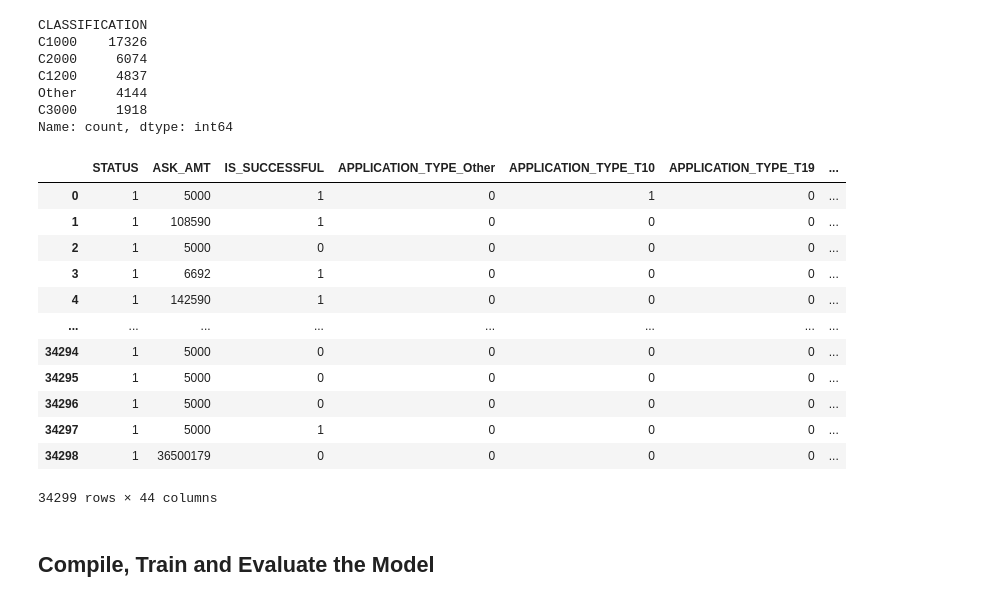
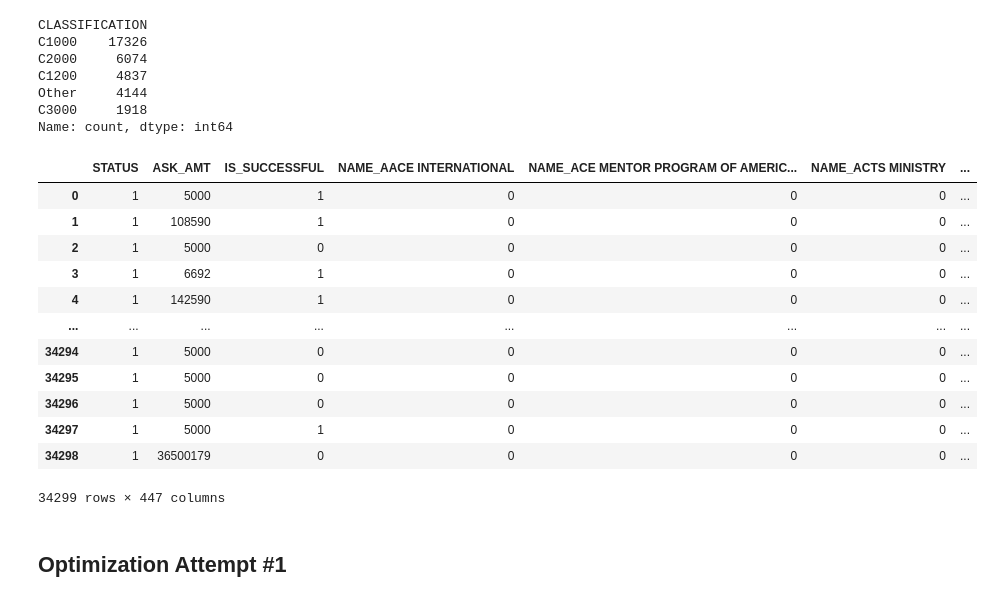
Before and after one commit to peatk/Deep-Learning, a Jupyter notebook: AlphabetSoupCharity_Optimization.ipynb, the cells around one changed output. Drawn from its saved outputs; the diff is of its cells as text; code cells hidden in the pictures.

Commit message:
finished the 3 optimizations

```diff
--- a/AlphabetSoupCharity_Optimization.ipynb
+++ b/AlphabetSoupCharity_Optimization.ipynb
@@ -20,6 +20,6 @@ application_df.head()
 | 4 | 10556103 | GENETIC RESEARCH INSTITUTE OF THE... | T3 | Independent | C1000 | Heathcare | Trust | 1 | ... |
 # %%
 # Drop the non-beneficial ID columns, 'EIN' and 'NAME'.
-drop_columns_df = application_df.drop(columns = ['EIN', 'NAME'])
-drop_columns_df
+drop_columns_df = application_df.drop(columns = ['EIN'])
+# drop_columns_df.head()
 # %% [output]
@@ -53 +47,5 @@ IS_SUCCESSFUL                2
 dtype: int64
+# %%
+# Look at NAME value counts for binning
+name_count = drop_columns_df['NAME'].value_counts()
+name_count
@@ -53,0 +66,11 @@ dtype: int64
+# %%
+# Choose a cutoff value and create a list of application types to be replaced
+# use the variable name `application_types_to_replace`
+names_to_replace = name_count[name_count < 5].index.to_list()
+
+# Replace in dataframe
+for name in names_to_replace:
+    drop_columns_df['NAME'] = drop_columns_df['NAME'].replace(name,"Other")
+
+# Check to make sure binning was successful
+drop_columns_df['NAME'].value_counts()
@@ -144,10 +130,10 @@ Name: count, dtype: int64
 # %%
 # Convert categorical data to numeric with `pd.get_dummies`
 application_dummies = pd.get_dummies(drop_columns_df).astype(int)
-application_dummies
+# application_dummies
 # %% [output]
-|  | STATUS | ASK_AMT | IS_SUCCESSFUL | APPLICATION_TYPE_Other | APPLICATION_TYPE_T10 | APPLICATION_TYPE_T19 | ... |
-| 0 | 1 | 5000 | 1 | 0 | 1 | 0 | ... |
+|  | STATUS | ASK_AMT | IS_SUCCESSFUL | NAME_AACE INTERNATIONAL | NAME_ACE MENTOR PROGRAM OF AMERIC... | NAME_ACTS MINISTRY | ... |
+| 0 | 1 | 5000 | 1 | 0 | 0 | 0 | ... |
 | 1 | 1 | 108590 | 1 | 0 | 0 | 0 | ... |
 | 2 | 1 | 5000 | 0 | 0 | 0 | 0 | ... |
 | 3 | 1 | 6692 | 1 | 0 | 0 | 0 | ... |
@@ -158,4 +144,4 @@ application_dummies
 | 34296 | 1 | 5000 | 0 | 0 | 0 | 0 | ... |
 | 34297 | 1 | 5000 | 1 | 0 | 0 | 0 | ... |
 | 34298 | 1 | 36500179 | 0 | 0 | 0 | 0 | ... |
-34299 rows × 44 columns
+34299 rows × 447 columns
@@ -178,7 +162,7 @@ X_scaler = scaler.fit(X_train)
 # Scale the data
 X_train_scaled = X_scaler.transform(X_train)
 X_test_scaled = X_scaler.transform(X_test)
-# %% [markdown]
-## Compile, Train and Evaluate the Model
+# %% [markdown]
+## Optimization Attempt #1
 # %%
 # Define the model - deep neural net, i.e., the number of input features and hidden nodes for each layer.
```
Also changed, not shown: parts of 26 cells of this notebook, 1 other file.
